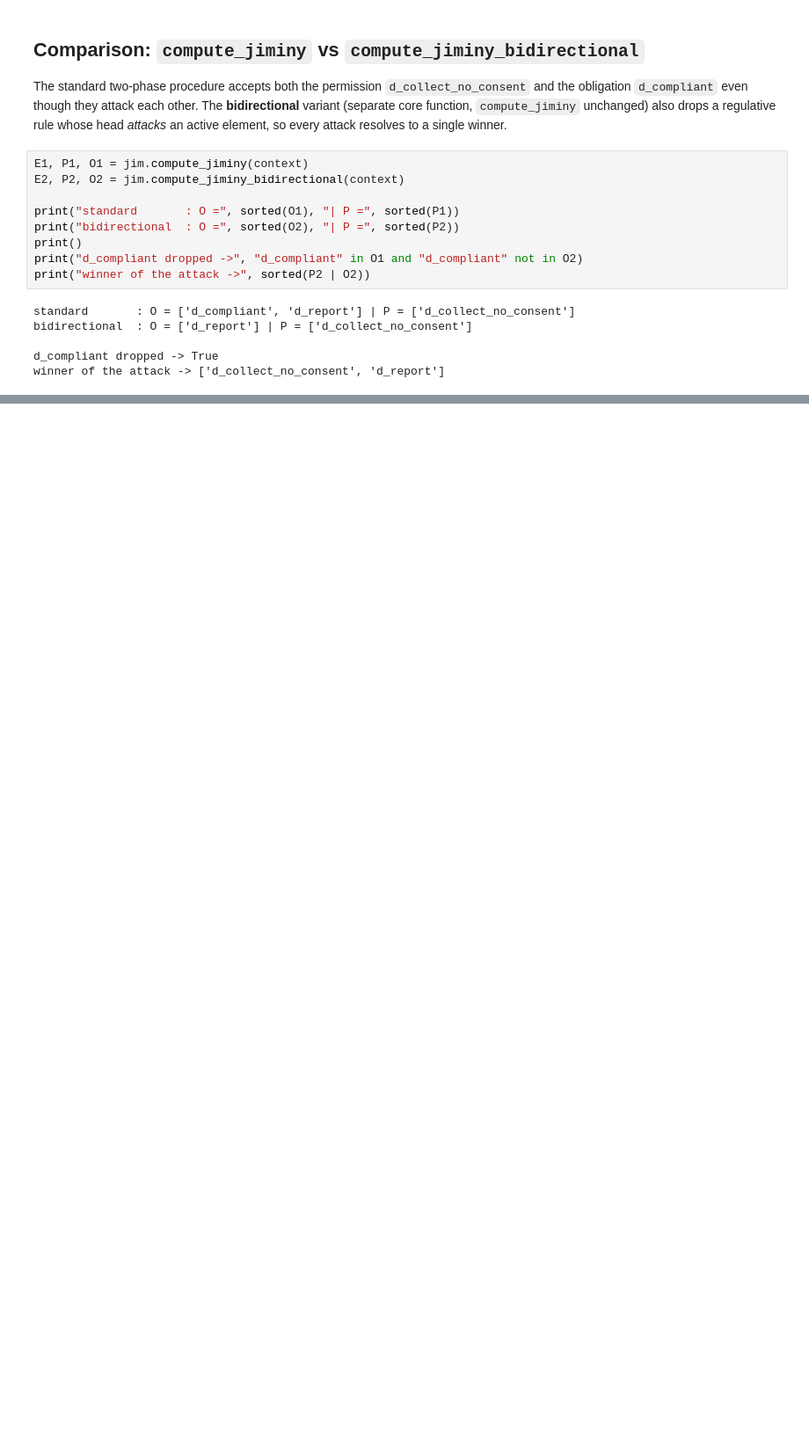
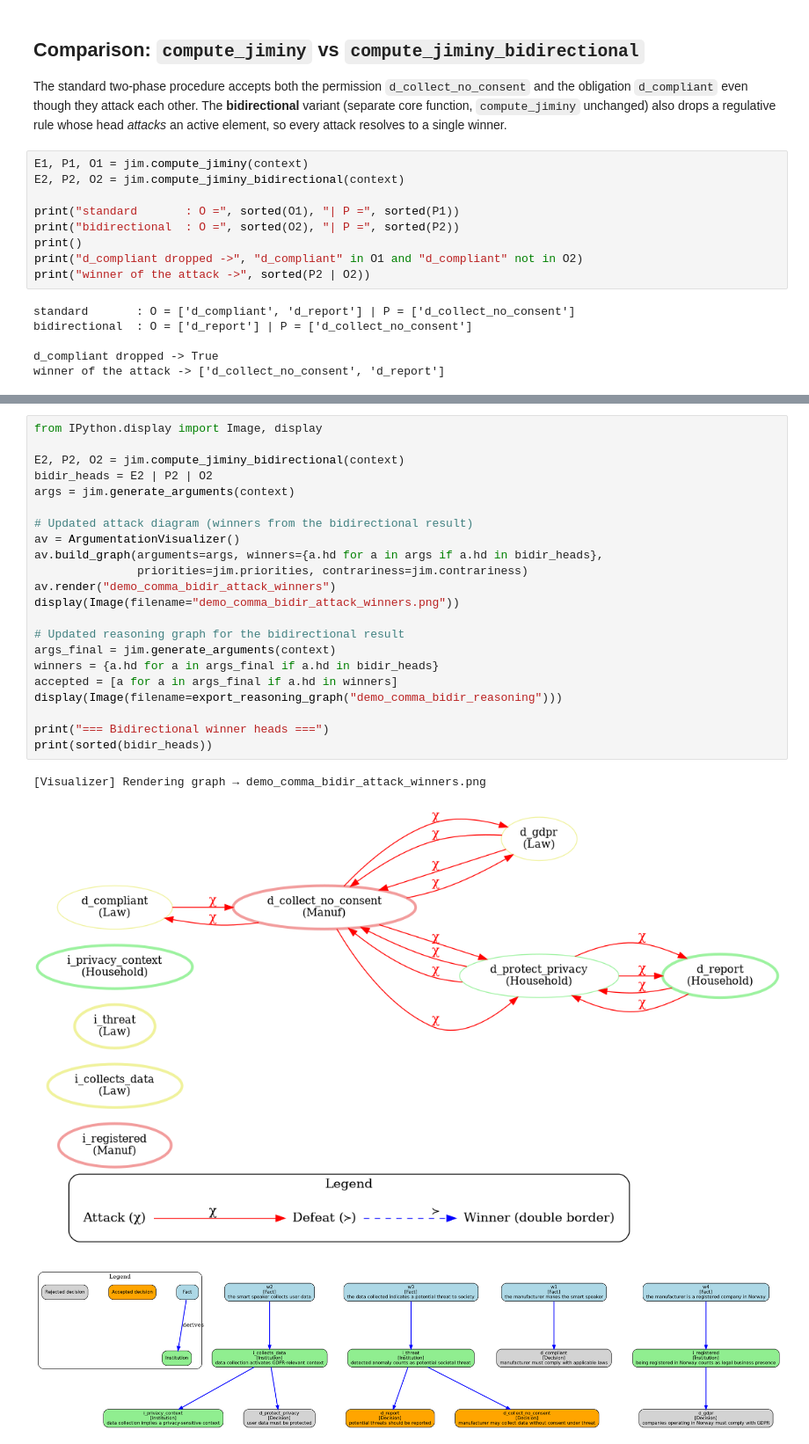
Before and after one commit to jiminy-framework/jiminy, a Jupyter notebook: notebooks/demo_COMMA2026_jair.ipynb, the cells around one changed output, grey strips where cells are left out. Shown at 88% size. Cells and saved outputs as stored; diff of their text form; blank space fills up the shorter version.

Commit message:
Enable narrative explanation and add bidirectional graphs in the COMMA demo notebook

```diff
--- a/notebooks/demo_COMMA2026_jair.ipynb
+++ b/notebooks/demo_COMMA2026_jair.ipynb
@@ -207,0 +217,26 @@ winner of the attack -> ['d_collect_no_consent', 'd_report']
+# %%
+from IPython.display import Image, display
+
+E2, P2, O2 = jim.compute_jiminy_bidirectional(context)
+bidir_heads = E2 | P2 | O2
+args = jim.generate_arguments(context)
+
+# Updated attack diagram (winners from the bidirectional result)
+av = ArgumentationVisualizer()
+av.build_graph(arguments=args, winners={a.hd for a in args if a.hd in bidir_heads},
+               priorities=jim.priorities, contrariness=jim.contrariness)
+av.render("demo_comma_bidir_attack_winners")
+display(Image(filename="demo_comma_bidir_attack_winners.png"))
+
+# Updated reasoning graph for the bidirectional result
+args_final = jim.generate_arguments(context)
+winners = {a.hd for a in args_final if a.hd in bidir_heads}
+accepted = [a for a in args_final if a.hd in winners]
+display(Image(filename=export_reasoning_graph("demo_comma_bidir_reasoning")))
+
+print("=== Bidirectional winner heads ===")
+print(sorted(bidir_heads))
+# %% [output]
+[Visualizer] Rendering graph → demo_comma_bidir_attack_winners.png
+[figure, added]
+[figure, added]
```
Also changed, not shown: parts of 5 cells of this notebook, 2 other files.
